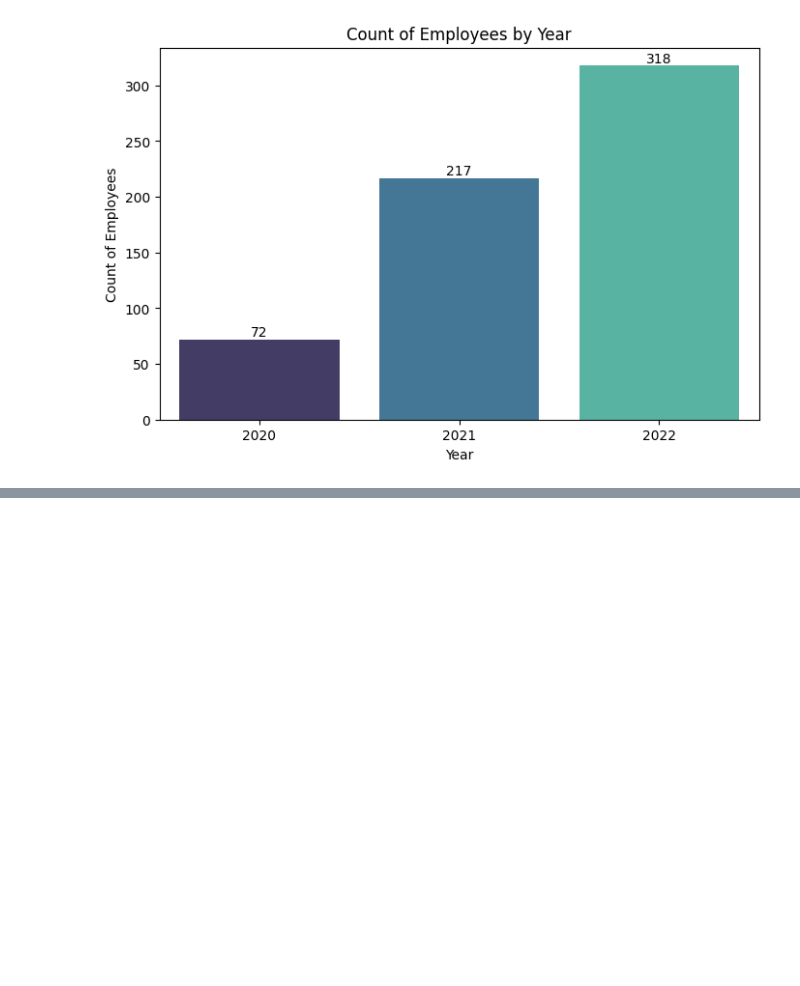
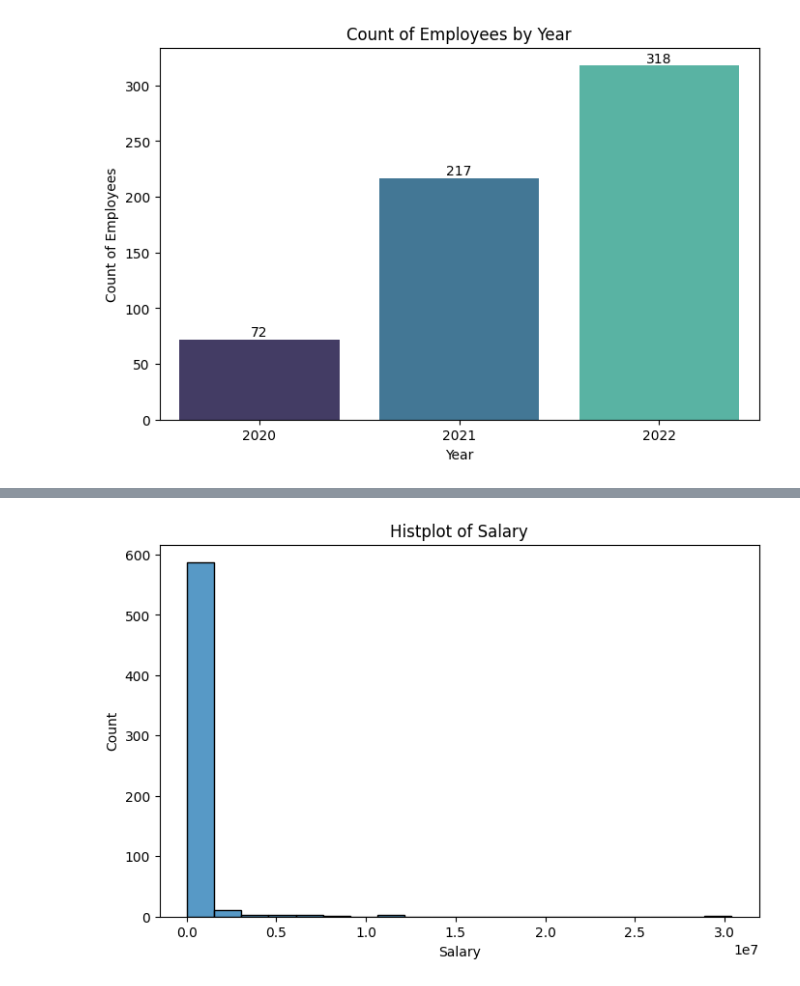
Before and after one commit to kayodeolusanya/Data-Scientist-Salaries-Python-, a Jupyter notebook: Data_Scientist.ipynb, the cells around one changed output, grey strips where cells are left out. Cells and saved outputs as stored; diff of their text form; code cells hidden in the pictures; blank space fills up the shorter version.

```diff
--- a/Data_Scientist.ipynb
+++ b/Data_Scientist.ipynb
@@ -109,0 +124,8 @@ plt.title('Default Status of Customers')
+# %%
+plt.figure(figsize=(8, 5))
+sns.histplot(df['salary'], bins=20)
+plt.title('Histplot of Salary')
+plt.xlabel('Salary')
+plt.show()
+# %% [output]
+[figure, added]
```
Also changed, not shown: parts of 10 cells of this notebook.
